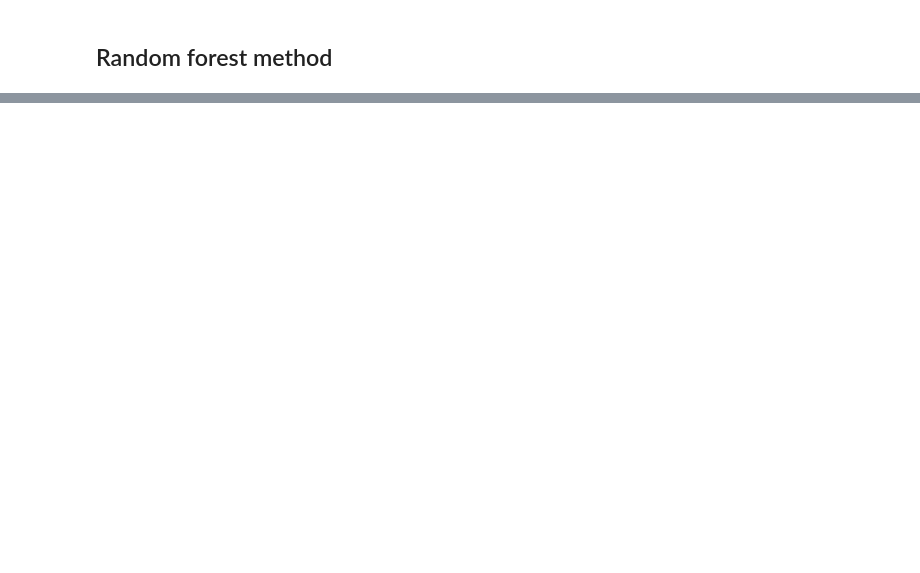
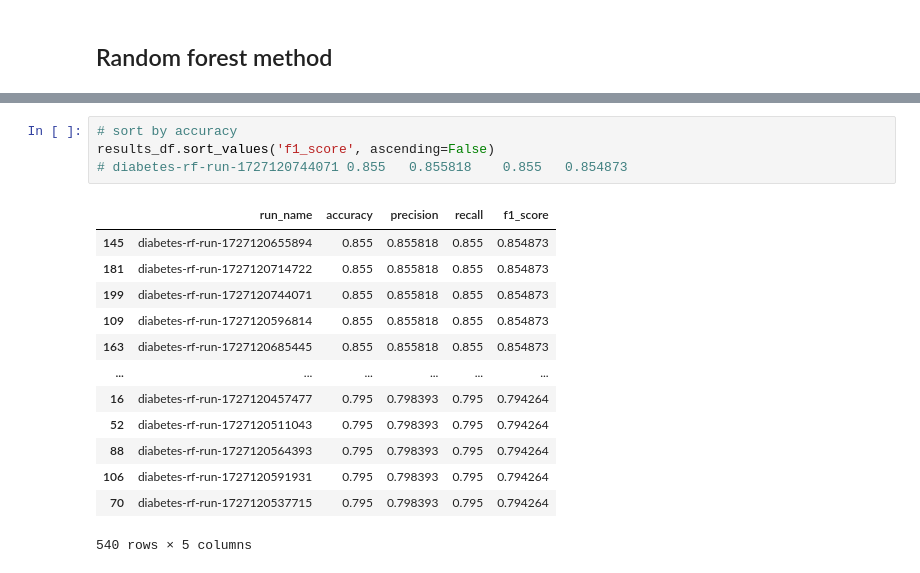
Before and after one commit to akalankasakalasooriya/sjp-ml-assignment, a Jupyter notebook: diabetes_and_digestive.ipynb, the cells around one changed output, grey strips where cells are left out. Drawn from its saved outputs; the diff is of its cells as text; blank space fills up the shorter version.

```diff
--- a/diabetes_and_digestive.ipynb
+++ b/diabetes_and_digestive.ipynb
@@ -256,0 +370,18 @@ Classification Report:
+# %%
+# sort by accuracy
+results_df.sort_values('f1_score', ascending=False)
+# diabetes-rf-run-1727120744071	0.855	0.855818	0.855	0.854873
+# %% [output]
+|  | run_name | accuracy | precision | recall | f1_score |
+| 145 | diabetes-rf-run-1727120655894 | 0.855 | 0.855818 | 0.855 | 0.854873 |
+| 181 | diabetes-rf-run-1727120714722 | 0.855 | 0.855818 | 0.855 | 0.854873 |
+| 199 | diabetes-rf-run-1727120744071 | 0.855 | 0.855818 | 0.855 | 0.854873 |
+| 109 | diabetes-rf-run-1727120596814 | 0.855 | 0.855818 | 0.855 | 0.854873 |
+| 163 | diabetes-rf-run-1727120685445 | 0.855 | 0.855818 | 0.855 | 0.854873 |
+| ... | ... | ... | ... | ... | ... |
+| 16 | diabetes-rf-run-1727120457477 | 0.795 | 0.798393 | 0.795 | 0.794264 |
+| 52 | diabetes-rf-run-1727120511043 | 0.795 | 0.798393 | 0.795 | 0.794264 |
+| 88 | diabetes-rf-run-1727120564393 | 0.795 | 0.798393 | 0.795 | 0.794264 |
+| 106 | diabetes-rf-run-1727120591931 | 0.795 | 0.798393 | 0.795 | 0.794264 |
+| 70 | diabetes-rf-run-1727120537715 | 0.795 | 0.798393 | 0.795 | 0.794264 |
+540 rows × 5 columns
```
Also changed, not shown: parts of 8 cells of this notebook.
